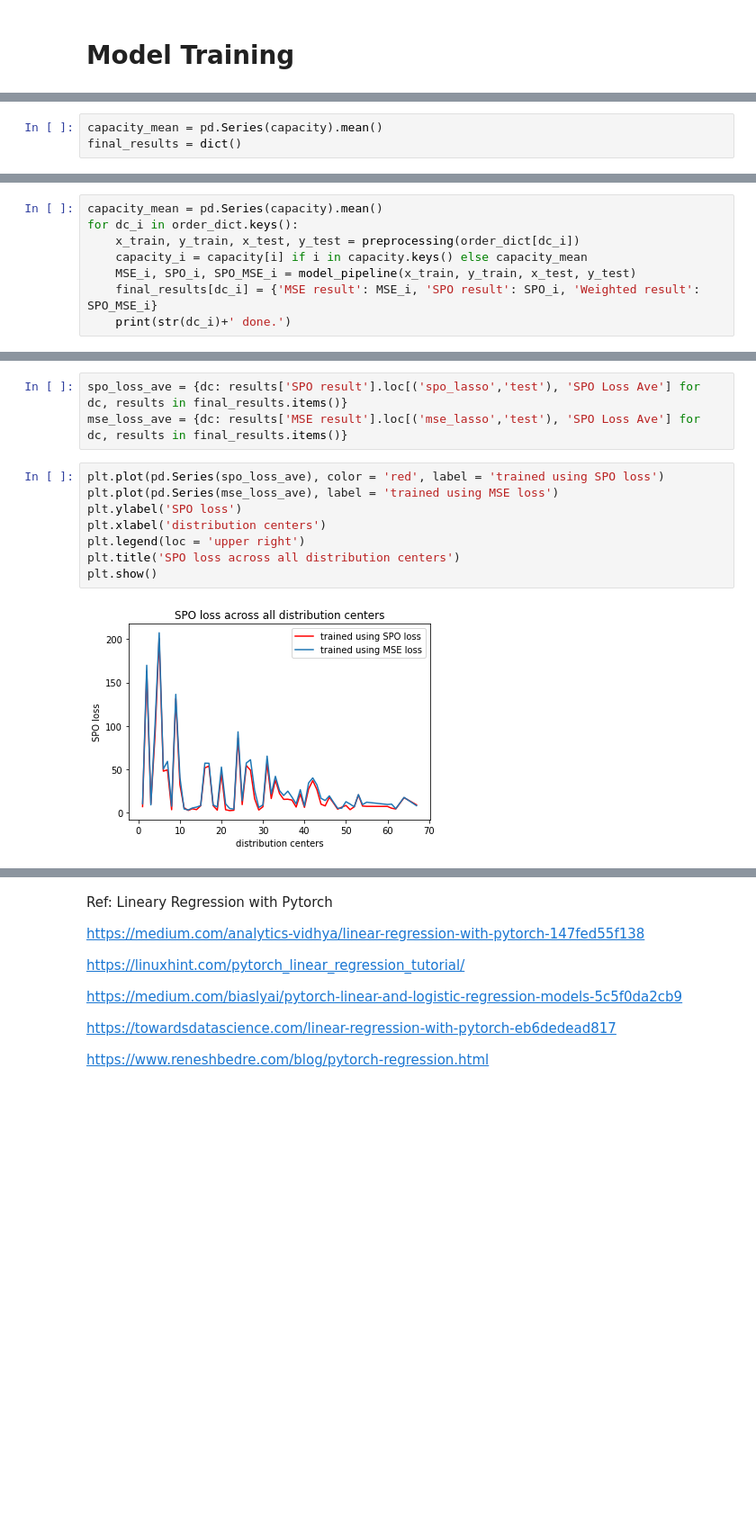
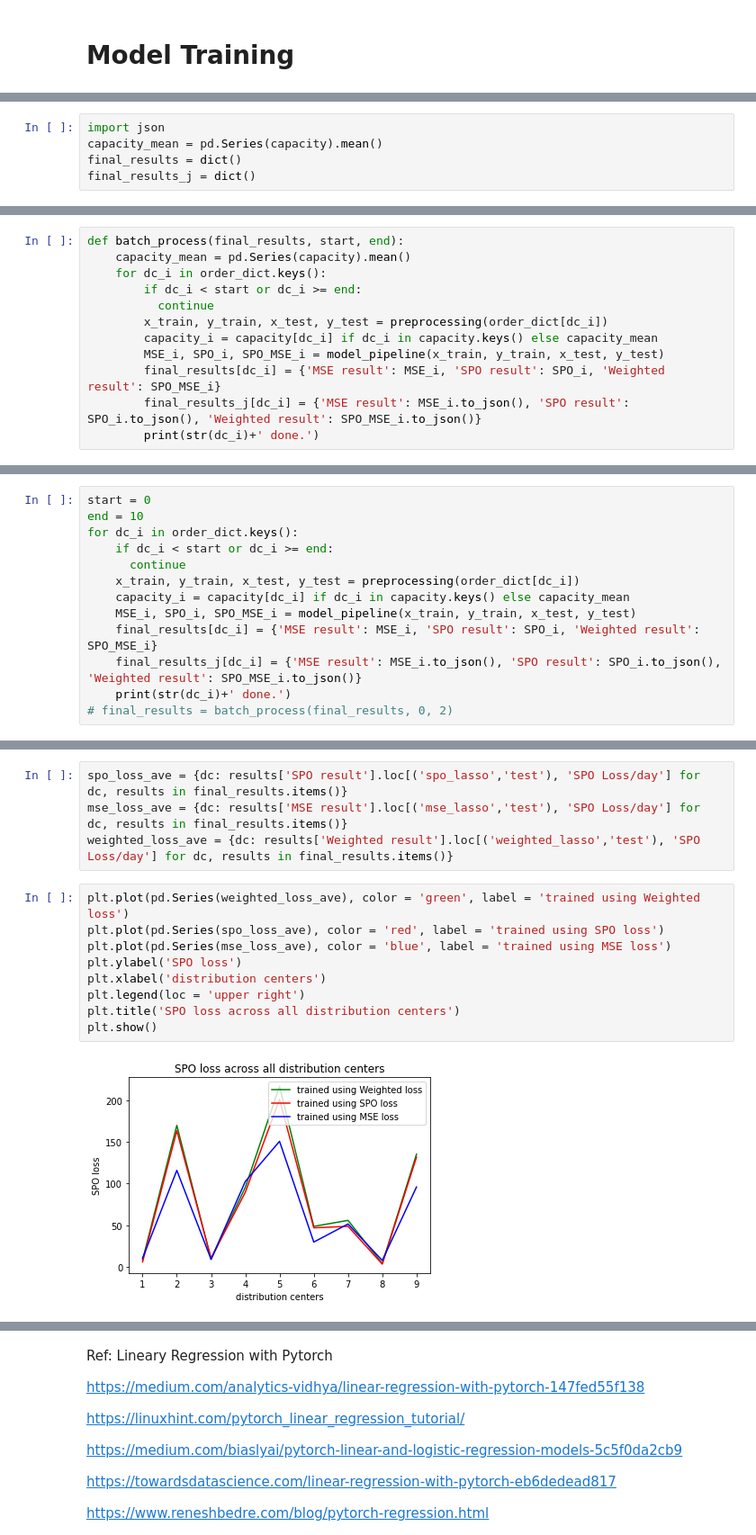
Before and after one commit to tianlei9581/DemandPredictionJD, a Jupyter notebook: PyTorch_pipe_weighted_Lei.ipynb, the cells around one changed output, grey strips where cells are left out. Shown at 90% size. Drawn from its saved outputs; the diff is of its cells as text; blank space fills up the shorter version.

Commit message:
weighted model for 10 warehouses

```diff
--- a/PyTorch_pipe_weighted_Lei.ipynb
+++ b/PyTorch_pipe_weighted_Lei.ipynb
@@ -473,6 +499,8 @@ def model_pipeline(x_train, y_train, x_test, y_test):
 
     return MSE_scores, SPO_scores, weighted_scores
 # %%
+import json
 capacity_mean = pd.Series(capacity).mean()
 final_results = dict()
+final_results_j = dict()
 # %%
@@ -501,8 +511,12 @@ model_pipeline(x_train, y_train, x_test, y_test)
 # %%
-capacity_mean = pd.Series(capacity).mean()
-for dc_i in order_dict.keys():
-    x_train, y_train, x_test, y_test = preprocessing(order_dict[dc_i])
-    capacity_i = capacity[i] if i in capacity.keys() else capacity_mean
-    MSE_i, SPO_i, SPO_MSE_i = model_pipeline(x_train, y_train, x_test, y_test)
-    final_results[dc_i] = {'MSE result': MSE_i, 'SPO result': SPO_i, 'Weighted result': SPO_MSE_i}
-    print(str(dc_i)+' done.')
+def batch_process(final_results, start, end):
+    capacity_mean = pd.Series(capacity).mean()
+    for dc_i in order_dict.keys():
+        if dc_i < start or dc_i >= end:
+          continue
+        x_train, y_train, x_test, y_test = preprocessing(order_dict[dc_i])
+        capacity_i = capacity[dc_i] if dc_i in capacity.keys() else capacity_mean
+        MSE_i, SPO_i, SPO_MSE_i = model_pipeline(x_train, y_train, x_test, y_test)
+        final_results[dc_i] = {'MSE result': MSE_i, 'SPO result': SPO_i, 'Weighted result': SPO_MSE_i}
+        final_results_j[dc_i] = {'MSE result': MSE_i.to_json(), 'SPO result': SPO_i.to_json(), 'Weighted result': SPO_MSE_i.to_json()}
+        print(str(dc_i)+' done.')
@@ -526,0 +523,13 @@ for dc_i in order_dict.keys():
+# %%
+start = 0
+end = 10
+for dc_i in order_dict.keys():
+    if dc_i < start or dc_i >= end:
+      continue
+    x_train, y_train, x_test, y_test = preprocessing(order_dict[dc_i])
+    capacity_i = capacity[dc_i] if dc_i in capacity.keys() else capacity_mean
+    MSE_i, SPO_i, SPO_MSE_i = model_pipeline(x_train, y_train, x_test, y_test)
+    final_results[dc_i] = {'MSE result': MSE_i, 'SPO result': SPO_i, 'Weighted result': SPO_MSE_i}
+    final_results_j[dc_i] = {'MSE result': MSE_i.to_json(), 'SPO result': SPO_i.to_json(), 'Weighted result': SPO_MSE_i.to_json()}
+    print(str(dc_i)+' done.')
+# final_results = batch_process(final_results, 0, 2)
@@ -592,15 +638,17 @@ final_results[1]['SPO result'].loc[('spo_lasso','test'), 'SPO Loss Ave']
 # %%
-spo_loss_ave = {dc: results['SPO result'].loc[('spo_lasso','test'), 'SPO Loss Ave'] for dc, results in final_results.items()}
-mse_loss_ave = {dc: results['MSE result'].loc[('mse_lasso','test'), 'SPO Loss Ave'] for dc, results in final_results.items()}
+spo_loss_ave = {dc: results['SPO result'].loc[('spo_lasso','test'), 'SPO Loss/day'] for dc, results in final_results.items()}
+mse_loss_ave = {dc: results['MSE result'].loc[('mse_lasso','test'), 'SPO Loss/day'] for dc, results in final_results.items()}
+weighted_loss_ave = {dc: results['Weighted result'].loc[('weighted_lasso','test'), 'SPO Loss/day'] for dc, results in final_results.items()}
 # %%
+plt.plot(pd.Series(weighted_loss_ave), color = 'green', label = 'trained using Weighted loss')
 plt.plot(pd.Series(spo_loss_ave), color = 'red', label = 'trained using SPO loss')
-plt.plot(pd.Series(mse_loss_ave), label = 'trained using MSE loss')
+plt.plot(pd.Series(mse_loss_ave), color = 'blue', label = 'trained using MSE loss')
 plt.ylabel('SPO loss')
 plt.xlabel('distribution centers')
 plt.legend(loc = 'upper right')
 plt.title('SPO loss across all distribution centers')
 plt.show()
 # %% [output]
-[figure, old version]
+[figure, new version]
 # %%
 cost_saved_percent = (1- pd.Series(spo_loss_ave) / pd.Series(mse_loss_ave))*100
```
Also changed, not shown: parts of 25 cells of this notebook, 2 other files.
